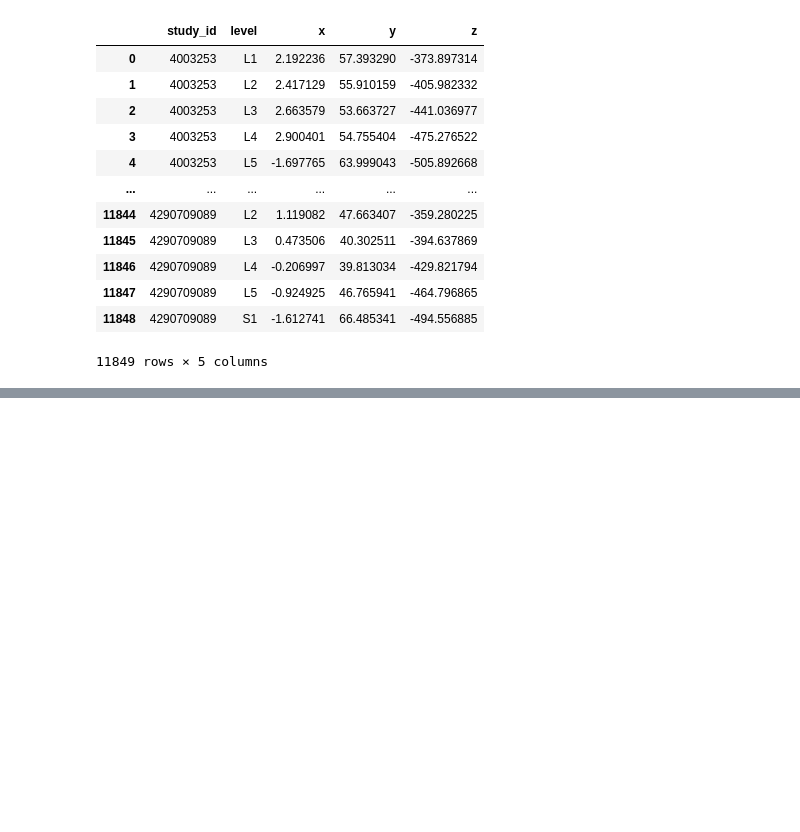
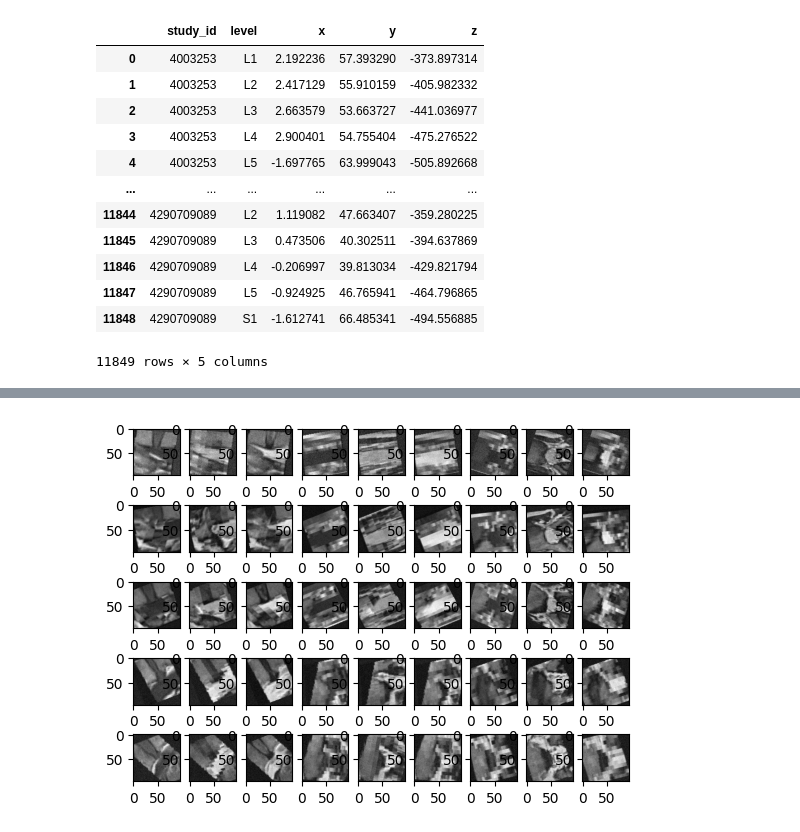
Before and after one commit to IDoCodingStuffs/rsna_2024, a Jupyter notebook: 3d_modeling/pc_loading.ipynb, the cells around one changed output, grey strips where cells are left out. Cells and saved outputs as stored; diff of their text form; code cells hidden in the pictures; blank space fills up the shorter version.

```diff
--- a/3d_modeling/pc_loading.ipynb
+++ b/3d_modeling/pc_loading.ipynb
@@ -126,31 +128,33 @@ for i in range(index * 5, (index + 1) * 5):
     row_1 = coords.iloc[i]
     row_2 = coords.iloc[i + 1]
 
     #level = (row_1['level'].str + "_" + row_2["level"].str).lower()
     pt1 = np.array([row_1['x'], row_1['y'], row_1['z']])
     pt2 = np.array([row_2['x'], row_2['y'], row_2['z']])
 
     grid = read_vertebral_level_as_voxel_grid_nonaligned(
         f"../data/rsna-2024-lumbar-spine-degenerative-classification/train_images/{row_1['study_id']}",
         vertebral_level=level,
         center_point_pair=(pt1,pt2),
         min_bound=min_bound,
         max_bound=max_bound,
         series_type_dict=series_descs,
-        voxel_size=(144, 144, 144),
+        voxel_size=(96, 96, 96),
         caching=True
     )
 
     grid = tf(grid.astype(np.float32))
 
     axs[i % 5, 0].imshow(grid[0, 48], cmap="gray")
     axs[i % 5, 1].imshow(grid[1, 48], cmap="gray")
     axs[i % 5, 2].imshow(grid[2, 48], cmap="gray")
     axs[i % 5, 3].imshow(grid[0,:, 48], cmap="gray")
     axs[i % 5, 4].imshow(grid[1,:, 48], cmap="gray")
     axs[i % 5, 5].imshow(grid[2,:, 48], cmap="gray")
     axs[i % 5, 6].imshow(grid[0,:,:, 48], cmap="gray")
     axs[i % 5, 7].imshow(grid[1,:,:, 48], cmap="gray")
     axs[i % 5, 8].imshow(grid[2,:,:, 48], cmap="gray")
 
 plt.show()
+# %% [output]
+[figure, added]
```
Also changed, not shown: parts of 3 cells of this notebook, 2 other files.
